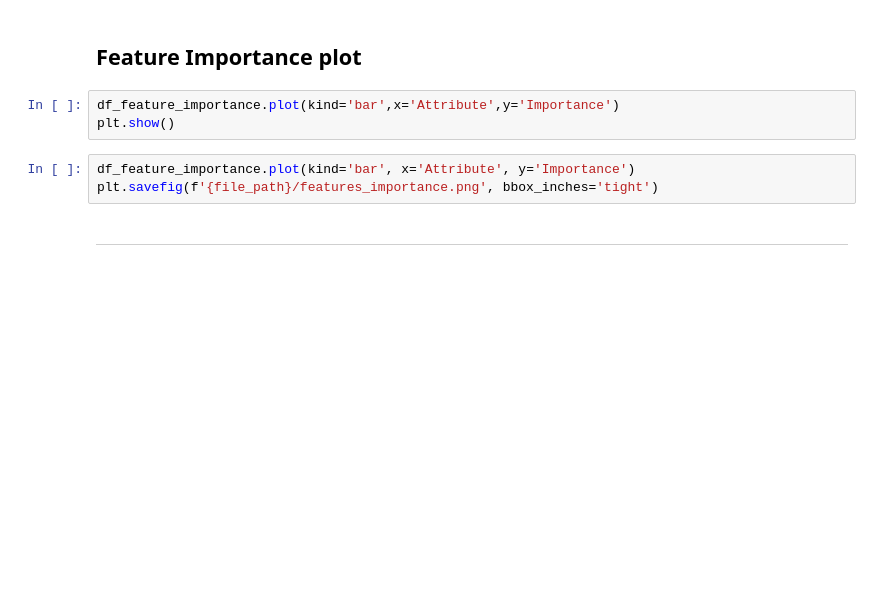
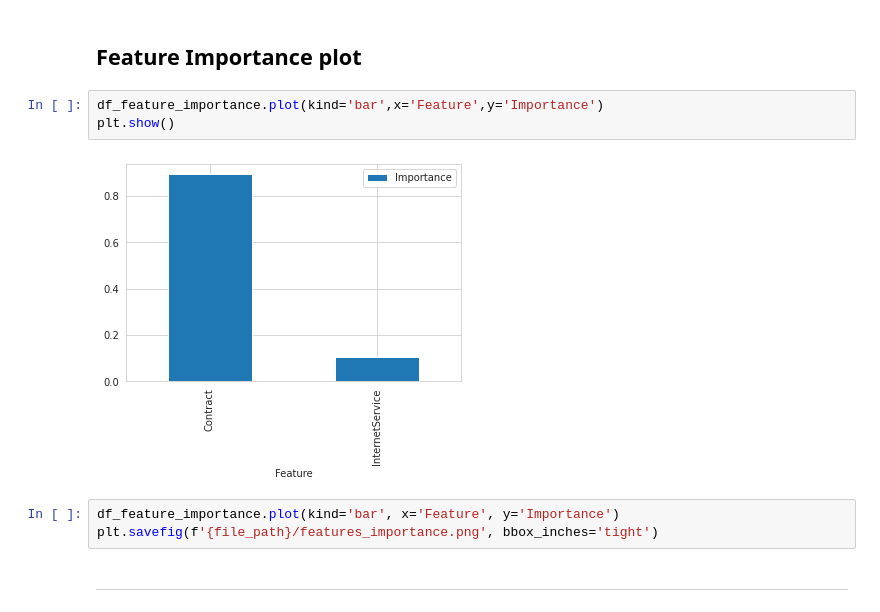
Before and after one commit to JohnL3/churnometer, a Jupyter notebook: jupyter_notebooks/05 - Modeling and Evaluation - Predict Customer Churn.ipynb, the cells around one changed output. Drawn from its saved outputs; the diff is of its cells as text; blank space fills up the shorter version.

```diff
--- a/jupyter_notebooks/05 - Modeling and Evaluation - Predict Customer Churn.ipynb
+++ b/jupyter_notebooks/05 - Modeling and Evaluation - Predict Customer Churn.ipynb
@@ -656,10 +908,12 @@ joblib.dump(value=pipeline_clf ,
 # %% [markdown]
 ## Feature Importance plot
 # %%
-df_feature_importance.plot(kind='bar',x='Attribute',y='Importance')
+df_feature_importance.plot(kind='bar',x='Feature',y='Importance')
 plt.show()
+# %% [output]
+[figure, added]
 # %%
-df_feature_importance.plot(kind='bar', x='Attribute', y='Importance')
+df_feature_importance.plot(kind='bar', x='Feature', y='Importance')
 plt.savefig(f'{file_path}/features_importance.png', bbox_inches='tight')
 # %% [markdown]
 ---
```
Also changed, not shown: parts of 40 cells of this notebook, 7 other files.
